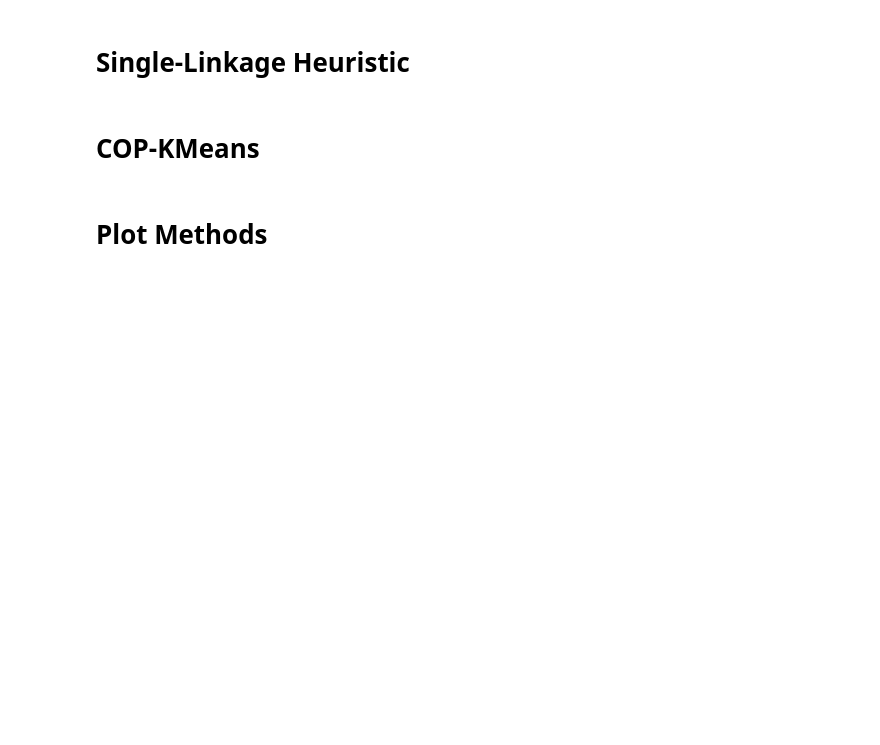
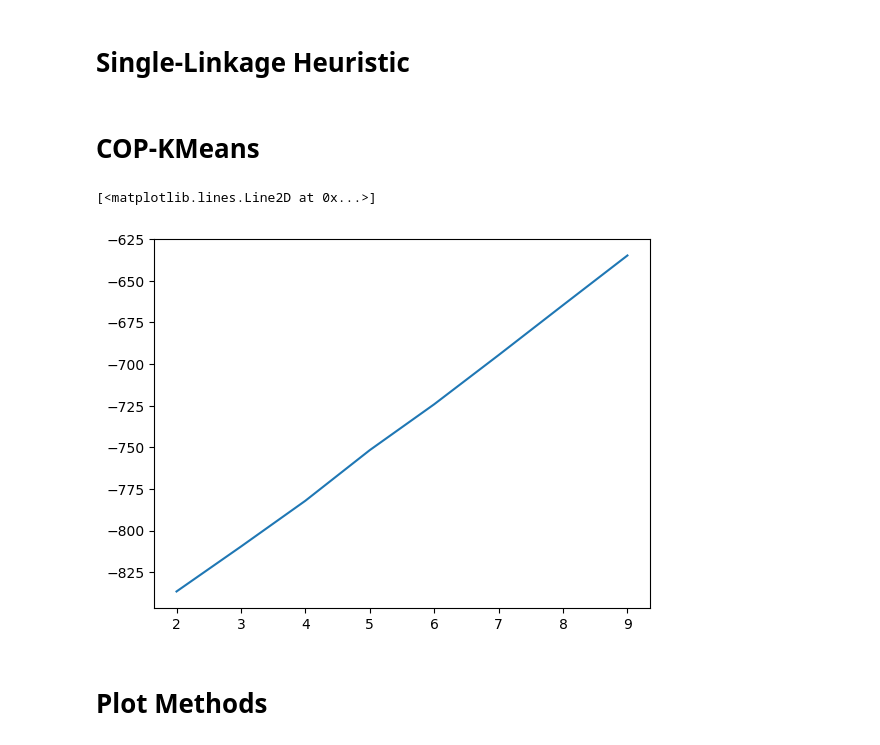
Before and after one commit to jacobf18/astronomical-matching, a Jupyter notebook: CanILP + DirILP General case.ipynb, the cells around one changed output. Cells and saved outputs as stored; diff of their text form; code cells hidden in the pictures; blank space fills up the shorter version.

```diff
--- a/CanILP + DirILP General case.ipynb
+++ b/CanILP + DirILP General case.ipynb
@@ -741,4 +718,6 @@ from cop_kmeans import cop_kmeans
 # %%
+from cop_kmeans import cop_kmeans
+
 # Create cannot-links (list of tuples)
 catalog_groups = defaultdict(list)
 for t in cat_tups:
@@ -755,3 +734,33 @@ for i, (t, coord) in enumerate(coord_dict.items()):
     X[i,:] = coord
     sample_weights[i] = kappa_dict[t]
     tup_dict[i] = t
+
+import itertools
+
+cannot_link = []
+
+for l in cannot_link_dict.values():
+    for comb in itertools.combinations(l,2):
+        cannot_link.append(comb)
+
+bayes_list = []
+k_list = []
+best_cop_obj_dict = dict()
+best_b = np.inf
+# for k in tqdm(range(1,df.shape[0]+1)):
+for k in tqdm(range(1,10)):
+    clusters, centers = cop_kmeans(dataset=X, initialization="kmpp", k=k, ml=[],cl=cannot_link, sample_weights=sample_weights)
+
+    if clusters is None:
+        continue
+
+    obj_dict = defaultdict(list)
+    for c,t in zip(clusters, cat_tups):
+        obj_dict[c].append(t)
+
+    b = neg_log_bayes_from_obj_dict(obj_dict, coord_dict)
+    if b < best_b:
+        best_b = b
+        best_cop_obj_dict = obj_dict
+    bayes_list.append(b)
+    k_list.append(k)
@@ -772,3 +767,8 @@ for c,t in zip(clusters, cat_tups):
+# %%
+plt.plot(k_list,bayes_list)
+# %% [output]
+[<matplotlib.lines.Line2D at 0x...>]
+[figure, added]
 # %% [markdown]
 # Plot Methods
 # %%
```
Also changed, not shown: parts of 22 cells of this notebook.
